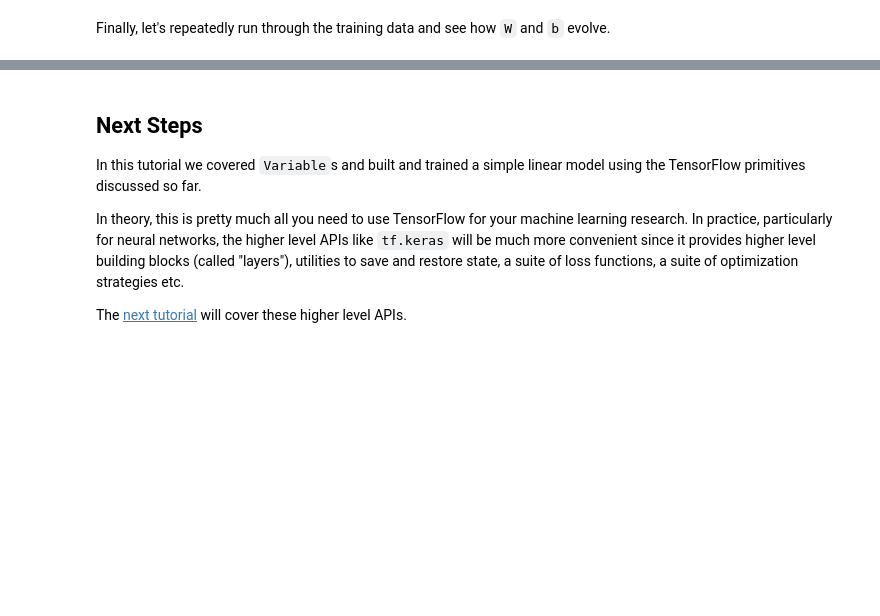
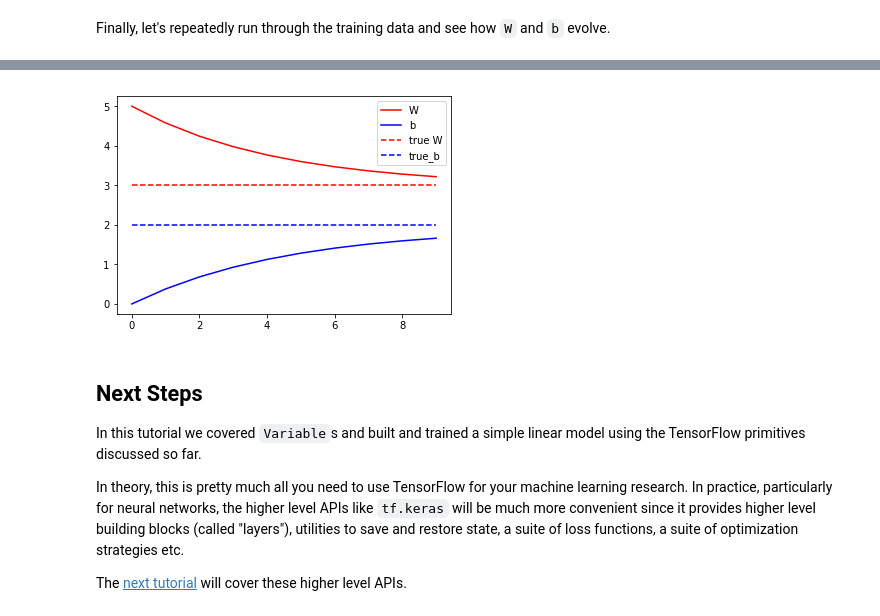
Before and after one commit to reedv/tensorflow-tutorials-refactored, a Jupyter notebook: research-and-experimentation/custom_training.ipynb, the cells around one changed output, grey strips where cells are left out. Cells and saved outputs as stored; diff of their text form; code cells hidden in the pictures; blank space fills up the shorter version.

```diff
--- a/research-and-experimentation/custom_training.ipynb
+++ b/research-and-experimentation/custom_training.ipynb
@@ -137,20 +165,30 @@ model = Model()
 
 # Collect the history of W-values and b-values to plot later
 Ws, bs = [], []
+
 epochs = range(10)
+
 for epoch in epochs:
-  Ws.append(model.W.numpy())
-  bs.append(model.b.numpy())
-  current_loss = loss(model(inputs), outputs)
+    Ws.append(model.W.numpy())
+    bs.append(model.b.numpy())
 
-  train(model, inputs, outputs, learning_rate=0.1)
-  print('Epoch %2d: W=%1.2f b=%1.2f, loss=%2.5f' %
-        (epoch, Ws[-1], bs[-1], current_loss))
+    current_loss = loss(model(inputs), fake_data)
+
+    train(model,
+          inputs, fake_data,
+          learning_rate=0.1)
+
+    print('Epoch %2d: W=%1.2f b=%1.2f, loss=%2.5f' %
+          (epoch, Ws[-1], bs[-1], current_loss))
 
 # Let's plot it all
 plt.plot(epochs, Ws, 'r',
          epochs, bs, 'b')
+
 plt.plot([TRUE_W] * len(epochs), 'r--',
          [TRUE_b] * len(epochs), 'b--')
-plt.legend(['W', 'b', 'true W', 'true_b'])
+
+plt.legend(['W', 'b',
+            'true W', 'true_b'])
 plt.show()
+# %% [output]
@@ -157,3 +205,4 @@ plt.show()
+[figure, added]
 # %% [markdown]
 ## Next Steps
 
```
Also changed, not shown: parts of 13 cells of this notebook, 3 other files.
